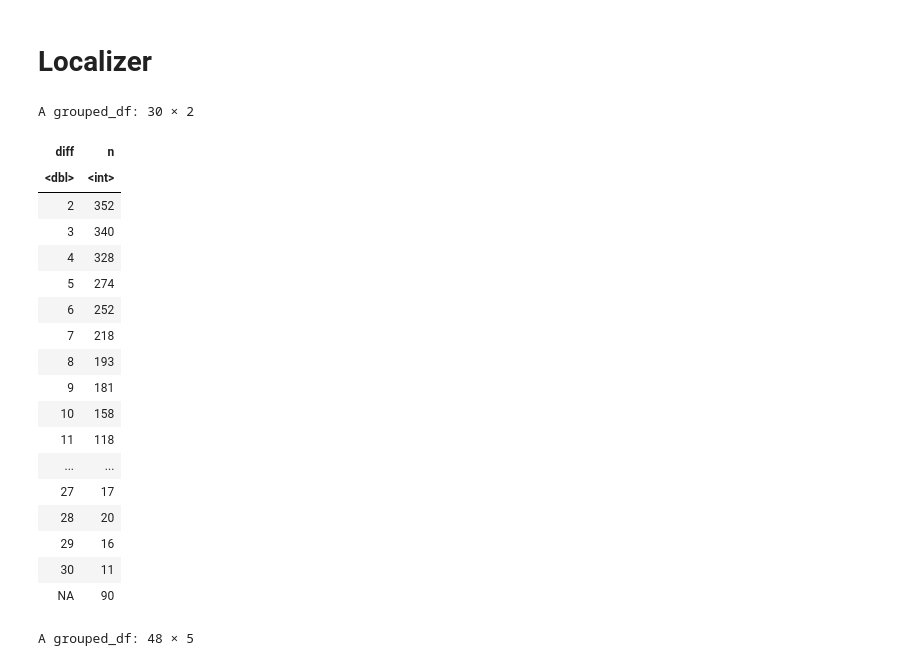
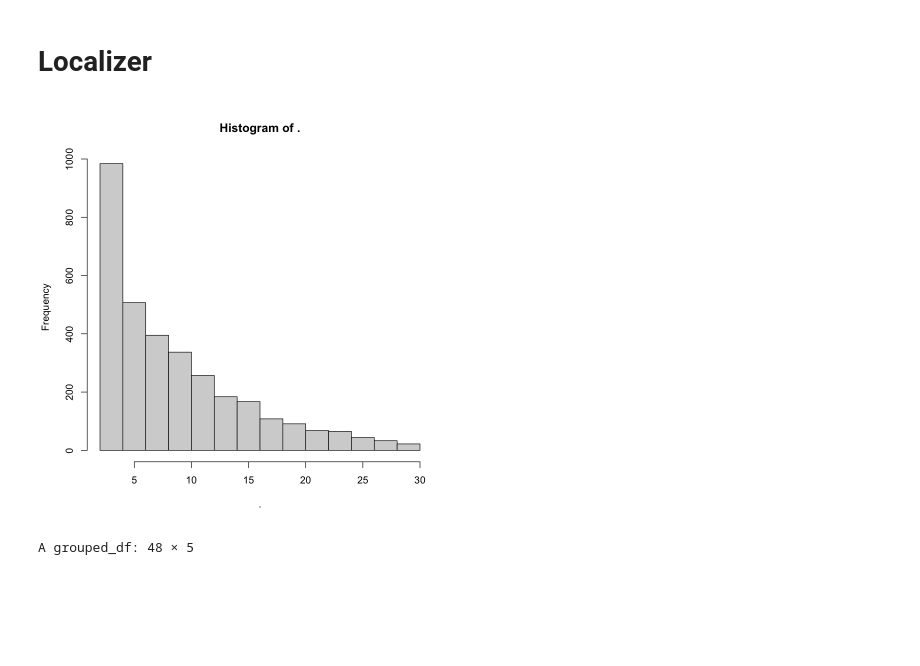
Before and after one commit to barburevencu/Pushmi, a Jupyter notebook: Randomization/check_counterbalancing.ipynb, the cells around one changed output. Drawn from its saved outputs; the diff is of its cells as text; code cells hidden in the pictures; blank space fills up the shorter version.

```diff
--- a/Randomization/check_counterbalancing.ipynb
+++ b/Randomization/check_counterbalancing.ipynb
@@ -143,31 +143,12 @@ cb_loc <- read_csv("/Users/Barbu/Documents/Postdoc/Experiments/Pushmi/MEG/Random
 # %%
 cb_loc %>%
     filter(correct_key == 'right') %>%
     group_by(subject_id, block_number) %>%
     mutate(diff = trial_number - lag(trial_number)) %>%
     #summarize(mean(diff, na.rm = TRUE)) %>%
-    group_by(diff) %>%
-    count()
+    pull(diff) %>% hist()
 # %% [output]
-A grouped_df: 30 × 2
-| diff | n |
-| <dbl> | <int> |
-| 2 | 352 |
-| 3 | 340 |
-| 4 | 328 |
-| 5 | 274 |
-| 6 | 252 |
-| 7 | 218 |
-| 8 | 193 |
-| 9 | 181 |
-| 10 | 158 |
-| 11 | 118 |
-| ... | ... |
-| 27 | 17 |
-| 28 | 20 |
-| 29 | 16 |
-| 30 | 11 |
-| NA | 90 |
+[figure, added]
 # %%
 cb_loc %>%
     filter(subject_id == 1) %>%
```
Also changed, not shown: parts of 2 cells of this notebook, 2 other files.
